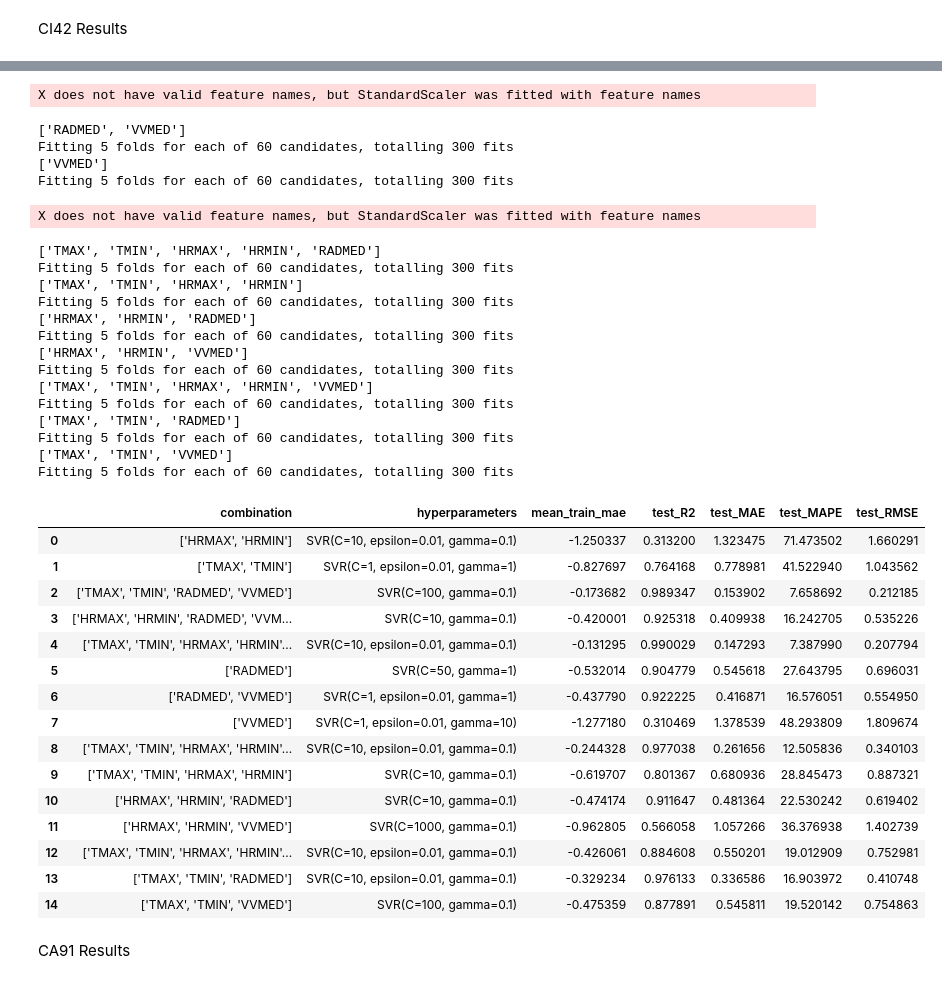
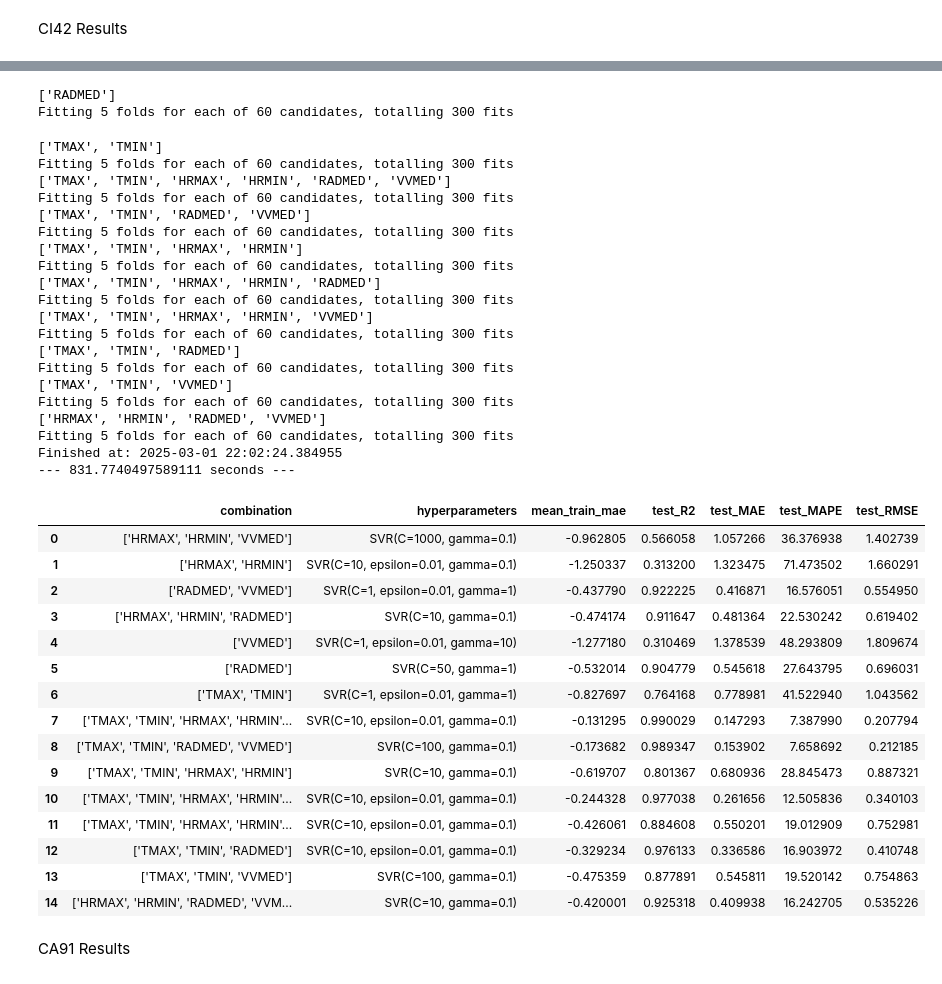
Before and after one commit to yuye188/ML_ET0_Spain, a Jupyter notebook: createStandarMLmodels.ipynb, the cells around one changed output, grey strips where cells are left out. Cells and saved outputs as stored; diff of their text form; code cells hidden in the pictures.

```diff
--- a/createStandarMLmodels.ipynb
+++ b/createStandarMLmodels.ipynb
@@ -18,7 +19,7 @@ tf.random.set_seed(123)
 # Model training
 # %%
 # Select station to train the models
-stationCode = 'CR12'
+stationCode = 'CA91'
 stationPath = './all data murcia/' + stationCode + '.csv'
 # %%
 def convertirComa(x):
@@ -166,6 +167,11 @@ CI42 Results
 from sklearn.model_selection import RandomizedSearchCV
 from sklearn.svm import SVR
 from sklearn.metrics import  mean_absolute_error, mean_squared_error, mean_absolute_percentage_error
+
+print(stationCode)
+start_time = time.time()
+print('Starts at:', datetime.datetime.now())
+
 
 # define search space
 param_vals = {'kernel': ['rbf'],
@@ -226,6 +232,9 @@ for comb in all_combinations:
 
     all_medidas.append(medidas)
 
+print('Finished at:', datetime.datetime.now())
+print("--- %s seconds ---" % (time.time() - start_time))
+
 # Final dataframe results
 all_medidas_svr = pd.DataFrame(all_medidas, columns=['combination', 'hyperparameters', 'mean_train_mae', 'test_R2', 'test_MAE', 'test_MAPE', 'test_RMSE'])
 all_medidas_svr
@@ -245,39 +254,41 @@ Fitting 5 folds for each of 60 candidates, totalling 300 fits
-X does not have valid feature names, but StandardScaler was fitted with feature names
+['RADMED']
+Fitting 5 folds for each of 60 candidates, totalling 300 fits
-['RADMED', 'VVMED']
+['TMAX', 'TMIN']
 Fitting 5 folds for each of 60 candidates, totalling 300 fits
-['VVMED']
+['TMAX', 'TMIN', 'HRMAX', 'HRMIN', 'RADMED', 'VVMED']
 Fitting 5 folds for each of 60 candidates, totalling 300 fits
+['TMAX', 'TMIN', 'RADMED', 'VVMED']
+Fitting 5 folds for each of 60 candidates, totalling 300 fits
+['TMAX', 'TMIN', 'HRMAX', 'HRMIN']
+Fitting 5 folds for each of 60 candidates, totalling 300 fits
+['TMAX', 'TMIN', 'HRMAX', 'HRMIN', 'RADMED']
+Fitting 5 folds for each of 60 candidates, totalling 300 fits
+['TMAX', 'TMIN', 'HRMAX', 'HRMIN', 'VVMED']
+Fitting 5 folds for each of 60 candidates, totalling 300 fits
+['TMAX', 'TMIN', 'RADMED']
+Fitting 5 folds for each of 60 candidates, totalling 300 fits
+['TMAX', 'TMIN', 'VVMED']
+Fitting 5 folds for each of 60 candidates, totalling 300 fits
+['HRMAX', 'HRMIN', 'RADMED', 'VVMED']
+Fitting 5 folds for each of 60 candidates, totalling 300 fits
+Finished at: 2025-03-01 22:02:24.384955
+--- 831.7740497589111 seconds ---
-X does not have valid feature names, but StandardScaler was fitted with feature names
-['TMAX', 'TMIN', 'HRMAX', 'HRMIN', 'RADMED']
-Fitting 5 folds for each of 60 candidates, totalling 300 fits
-['TMAX', 'TMIN', 'HRMAX', 'HRMIN']
-Fitting 5 folds for each of 60 candidates, totalling 300 fits
-['HRMAX', 'HRMIN', 'RADMED']
-Fitting 5 folds for each of 60 candidates, totalling 300 fits
-['HRMAX', 'HRMIN', 'VVMED']
-Fitting 5 folds for each of 60 candidates, totalling 300 fits
-['TMAX', 'TMIN', 'HRMAX', 'HRMIN', 'VVMED']
-Fitting 5 folds for each of 60 candidates, totalling 300 fits
-['TMAX', 'TMIN', 'RADMED']
-Fitting 5 folds for each of 60 candidates, totalling 300 fits
-['TMAX', 'TMIN', 'VVMED']
-Fitting 5 folds for each of 60 candidates, totalling 300 fits
 |  | combination | hyperparameters | mean_train_mae | test_R2 | test_MAE | test_MAPE | test_RMSE |
-| 0 | ['HRMAX', 'HRMIN'] | SVR(C=10, epsilon=0.01, gamma=0.1) | -1.250337 | 0.313200 | 1.323475 | 71.473502 | 1.660291 |
-| 1 | ['TMAX', 'TMIN'] | SVR(C=1, epsilon=0.01, gamma=1) | -0.827697 | 0.764168 | 0.778981 | 41.522940 | 1.043562 |
-| 2 | ['TMAX', 'TMIN', 'RADMED', 'VVMED'] | SVR(C=100, gamma=0.1) | -0.173682 | 0.989347 | 0.153902 | 7.658692 | 0.212185 |
-| 3 | ['HRMAX', 'HRMIN', 'RADMED', 'VVM... | SVR(C=10, gamma=0.1) | -0.420001 | 0.925318 | 0.409938 | 16.242705 | 0.535226 |
-| 4 | ['TMAX', 'TMIN', 'HRMAX', 'HRMIN'... | SVR(C=10, epsilon=0.01, gamma=0.1) | -0.131295 | 0.990029 | 0.147293 | 7.387990 | 0.207794 |
+| 0 | ['HRMAX', 'HRMIN', 'VVMED'] | SVR(C=1000, gamma=0.1) | -0.962805 | 0.566058 | 1.057266 | 36.376938 | 1.402739 |
+| 1 | ['HRMAX', 'HRMIN'] | SVR(C=10, epsilon=0.01, gamma=0.1) | -1.250337 | 0.313200 | 1.323475 | 71.473502 | 1.660291 |
+| 2 | ['RADMED', 'VVMED'] | SVR(C=1, epsilon=0.01, gamma=1) | -0.437790 | 0.922225 | 0.416871 | 16.576051 | 0.554950 |
+| 3 | ['HRMAX', 'HRMIN', 'RADMED'] | SVR(C=10, gamma=0.1) | -0.474174 | 0.911647 | 0.481364 | 22.530242 | 0.619402 |
+| 4 | ['VVMED'] | SVR(C=1, epsilon=0.01, gamma=10) | -1.277180 | 0.310469 | 1.378539 | 48.293809 | 1.809674 |
 | 5 | ['RADMED'] | SVR(C=50, gamma=1) | -0.532014 | 0.904779 | 0.545618 | 27.643795 | 0.696031 |
-| 6 | ['RADMED', 'VVMED'] | SVR(C=1, epsilon=0.01, gamma=1) | -0.437790 | 0.922225 | 0.416871 | 16.576051 | 0.554950 |
-| 7 | ['VVMED'] | SVR(C=1, epsilon=0.01, gamma=10) | -1.277180 | 0.310469 | 1.378539 | 48.293809 | 1.809674 |
-| 8 | ['TMAX', 'TMIN', 'HRMAX', 'HRMIN'... | SVR(C=10, epsilon=0.01, gamma=0.1) | -0.244328 | 0.977038 | 0.261656 | 12.505836 | 0.340103 |
+| 6 | ['TMAX', 'TMIN'] | SVR(C=1, epsilon=0.01, gamma=1) | -0.827697 | 0.764168 | 0.778981 | 41.522940 | 1.043562 |
+| 7 | ['TMAX', 'TMIN', 'HRMAX', 'HRMIN'... | SVR(C=10, epsilon=0.01, gamma=0.1) | -0.131295 | 0.990029 | 0.147293 | 7.387990 | 0.207794 |
+| 8 | ['TMAX', 'TMIN', 'RADMED', 'VVMED'] | SVR(C=100, gamma=0.1) | -0.173682 | 0.989347 | 0.153902 | 7.658692 | 0.212185 |
 | 9 | ['TMAX', 'TMIN', 'HRMAX', 'HRMIN'] | SVR(C=10, gamma=0.1) | -0.619707 | 0.801367 | 0.680936 | 28.845473 | 0.887321 |
-| 10 | ['HRMAX', 'HRMIN', 'RADMED'] | SVR(C=10, gamma=0.1) | -0.474174 | 0.911647 | 0.481364 | 22.530242 | 0.619402 |
-| 11 | ['HRMAX', 'HRMIN', 'VVMED'] | SVR(C=1000, gamma=0.1) | -0.962805 | 0.566058 | 1.057266 | 36.376938 | 1.402739 |
-| 12 | ['TMAX', 'TMIN', 'HRMAX', 'HRMIN'... | SVR(C=10, epsilon=0.01, gamma=0.1) | -0.426061 | 0.884608 | 0.550201 | 19.012909 | 0.752981 |
-| 13 | ['TMAX', 'TMIN', 'RADMED'] | SVR(C=10, epsilon=0.01, gamma=0.1) | -0.329234 | 0.976133 | 0.336586 | 16.903972 | 0.410748 |
-| 14 | ['TMAX', 'TMIN', 'VVMED'] | SVR(C=100, gamma=0.1) | -0.475359 | 0.877891 | 0.545811 | 19.520142 | 0.754863 |
+| 10 | ['TMAX', 'TMIN', 'HRMAX', 'HRMIN'... | SVR(C=10, epsilon=0.01, gamma=0.1) | -0.244328 | 0.977038 | 0.261656 | 12.505836 | 0.340103 |
+| 11 | ['TMAX', 'TMIN', 'HRMAX', 'HRMIN'... | SVR(C=10, epsilon=0.01, gamma=0.1) | -0.426061 | 0.884608 | 0.550201 | 19.012909 | 0.752981 |
+| 12 | ['TMAX', 'TMIN', 'RADMED'] | SVR(C=10, epsilon=0.01, gamma=0.1) | -0.329234 | 0.976133 | 0.336586 | 16.903972 | 0.410748 |
+| 13 | ['TMAX', 'TMIN', 'VVMED'] | SVR(C=100, gamma=0.1) | -0.475359 | 0.877891 | 0.545811 | 19.520142 | 0.754863 |
+| 14 | ['HRMAX', 'HRMIN', 'RADMED', 'VVM... | SVR(C=10, gamma=0.1) | -0.420001 | 0.925318 | 0.409938 | 16.242705 | 0.535226 |
 # %% [markdown]
 CA91 Results
 # %%
```
Also changed, not shown: parts of 14 cells of this notebook, 3 other files.
